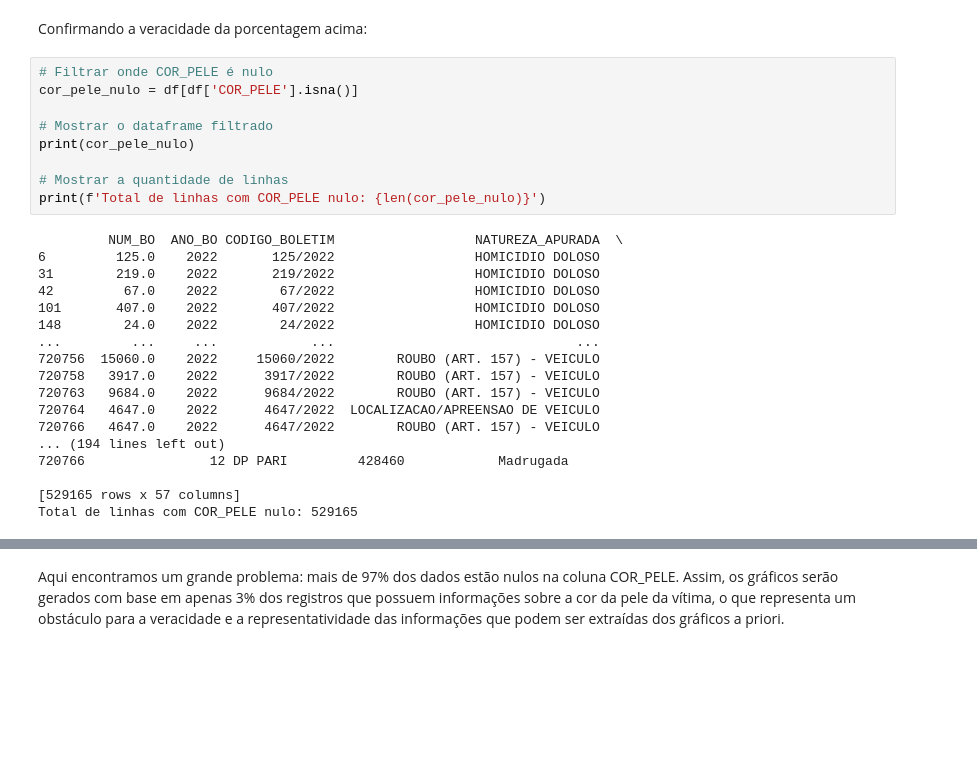
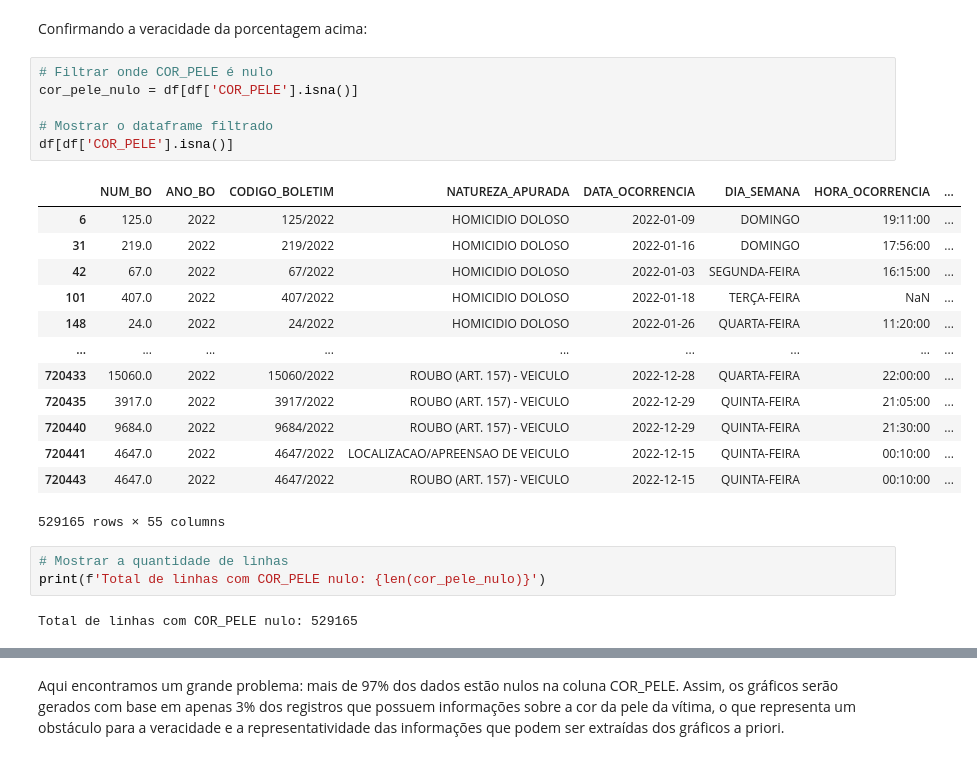
Before and after one commit to Matheuskpds/Ciencia-de-Dados-Projeto-TP, a Jupyter notebook: main.ipynb, the cells around one changed output, grey strips where cells are left out. Saved outputs shown, nothing was run; the diff lists cells and outputs as text; blank space fills up the shorter version.

```diff
--- a/main.ipynb
+++ b/main.ipynb
@@ -1194,30 +1195,28 @@ print(f'Porcentagem de NaN em COR_PELE: {porcentagem_nan:.2f}%')
 Porcentagem de NaN em COR_PELE: 96.56%
 # %% [markdown]
 Confirmando a veracidade da porcentagem acima:
+# %%
+# Filtrar onde COR_PELE é nulo
+cor_pele_nulo = df[df['COR_PELE'].isna()]
+
+# Mostrar o dataframe filtrado
+df[df['COR_PELE'].isna()]
+# %% [output]
+|  | NUM_BO | ANO_BO | CODIGO_BOLETIM | NATUREZA_APURADA | DATA_OCORRENCIA | DIA_SEMANA | HORA_OCORRENCIA | ... |
+| 6 | 125.0 | 2022 | 125/2022 | HOMICIDIO DOLOSO | 2022-01-09 | DOMINGO | 19:11:00 | ... |
+| 31 | 219.0 | 2022 | 219/2022 | HOMICIDIO DOLOSO | 2022-01-16 | DOMINGO | 17:56:00 | ... |
+| 42 | 67.0 | 2022 | 67/2022 | HOMICIDIO DOLOSO | 2022-01-03 | SEGUNDA-FEIRA | 16:15:00 | ... |
+| 101 | 407.0 | 2022 | 407/2022 | HOMICIDIO DOLOSO | 2022-01-18 | TERÇA-FEIRA | NaN | ... |
+| 148 | 24.0 | 2022 | 24/2022 | HOMICIDIO DOLOSO | 2022-01-26 | QUARTA-FEIRA | 11:20:00 | ... |
+| ... | ... | ... | ... | ... | ... | ... | ... | ... |
+| 720433 | 15060.0 | 2022 | 15060/2022 | ROUBO (ART. 157) - VEICULO | 2022-12-28 | QUARTA-FEIRA | 22:00:00 | ... |
+| 720435 | 3917.0 | 2022 | 3917/2022 | ROUBO (ART. 157) - VEICULO | 2022-12-29 | QUINTA-FEIRA | 21:05:00 | ... |
+| 720440 | 9684.0 | 2022 | 9684/2022 | ROUBO (ART. 157) - VEICULO | 2022-12-29 | QUINTA-FEIRA | 21:30:00 | ... |
+| 720441 | 4647.0 | 2022 | 4647/2022 | LOCALIZACAO/APREENSAO DE VEICULO | 2022-12-15 | QUINTA-FEIRA | 00:10:00 | ... |
+| 720443 | 4647.0 | 2022 | 4647/2022 | ROUBO (ART. 157) - VEICULO | 2022-12-15 | QUINTA-FEIRA | 00:10:00 | ... |
+529165 rows × 55 columns
 # %%
-# Filtrar onde COR_PELE é nulo
-cor_pele_nulo = df[df['COR_PELE'].isna()]
-
-# Mostrar o dataframe filtrado
-print(cor_pele_nulo)
-
 # Mostrar a quantidade de linhas
 print(f'Total de linhas com COR_PELE nulo: {len(cor_pele_nulo)}')
 # %% [output]
-         NUM_BO  ANO_BO CODIGO_BOLETIM                  NATUREZA_APURADA  \
-6         125.0    2022       125/2022                  HOMICIDIO DOLOSO
-31        219.0    2022       219/2022                  HOMICIDIO DOLOSO
-42         67.0    2022        67/2022                  HOMICIDIO DOLOSO
-101       407.0    2022       407/2022                  HOMICIDIO DOLOSO
-148        24.0    2022        24/2022                  HOMICIDIO DOLOSO
-...         ...     ...            ...                               ...
-720756  15060.0    2022     15060/2022        ROUBO (ART. 157) - VEICULO
-720758   3917.0    2022      3917/2022        ROUBO (ART. 157) - VEICULO
-720763   9684.0    2022      9684/2022        ROUBO (ART. 157) - VEICULO
-720764   4647.0    2022      4647/2022  LOCALIZACAO/APREENSAO DE VEICULO
-720766   4647.0    2022      4647/2022        ROUBO (ART. 157) - VEICULO
-... (194 lines left out)
-720766                12 DP PARI         428460            Madrugada
-
-[529165 rows x 57 columns]
 Total de linhas com COR_PELE nulo: 529165
```
Also changed, not shown: parts of 58 cells of this notebook.
